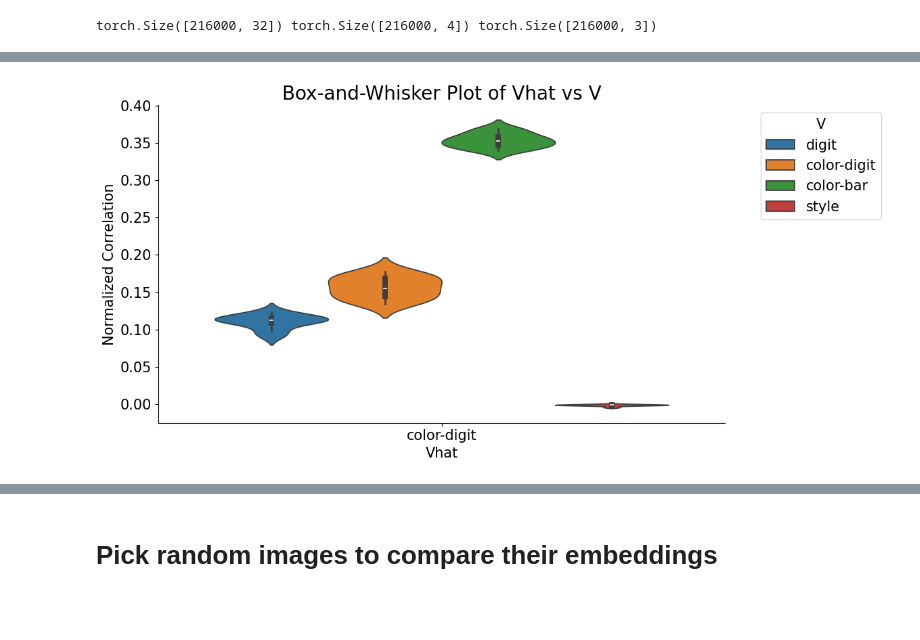
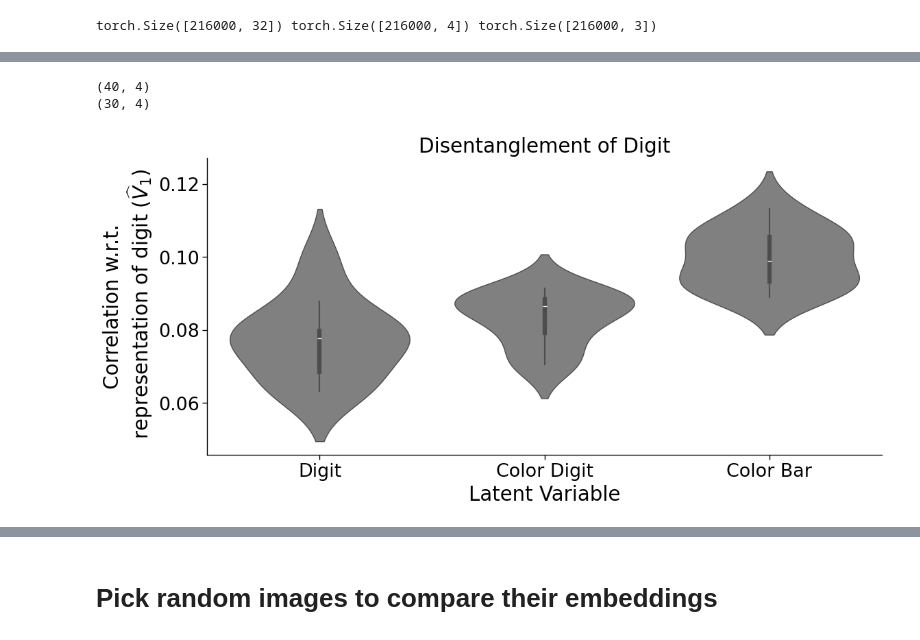
Before and after one commit to tree1111/CDRL, a Jupyter notebook: notebooks/Analyze NF on VAE reduction models.ipynb, the cells around one changed output, grey strips where cells are left out. Drawn from its saved outputs; the diff is of its cells as text; code cells hidden in the pictures; blank space fills up the shorter version.

Commit message:
Adding confounders to the distribution
Signed-off-by: Adam Li <adam2392@gmail.com>

```diff
--- a/notebooks/Analyze NF on VAE reduction models.ipynb
+++ b/notebooks/Analyze NF on VAE reduction models.ipynb
@@ -85,7 +86,7 @@ new_root = root / "causaldigibar_reduction_datv1/"
 # root = Path(root)
 # new_root = root / "causaldigibar_reduction_datv2/"
 
-batch_size = 40 * 4
+batch_size = 20 * 4
 num_workers = 1
 
 data_module = MultiDistrDataModule(
@@ -197,11 +179,19 @@ latent_targets = {
 }
 
 # XXX: in the latent embedding, order got messed up
+# latent_embeddings = {
+#     "digit": np.arange(0, 9, dtype=int),
+#     "color-digit": np.arange(9, 18, dtype=int),
+#     "color-bar": np.arange(18, 27, dtype=int),
+#     "style": np.arange(27, 32, dtype=int),
+#     # "color-digit": np.arange(11, 22, dtype=int),
+#     # "color-bar": np.arange(22, 32, dtype=int),
+# }
 latent_embeddings = {
-    "digit": np.arange(0, 9, dtype=int),
-    "color-digit": np.arange(9, 18, dtype=int),
-    "color-bar": np.arange(18, 27, dtype=int),
-    "style": np.arange(27, 32, dtype=int),
+    "digit": np.arange(0, 4, dtype=int),
+    "color-digit": np.arange(4, 8, dtype=int),
+    "color-bar": np.arange(8, 12, dtype=int),
+    "style": np.arange(12, 32, dtype=int),
     # "color-digit": np.arange(11, 22, dtype=int),
     # "color-bar": np.arange(22, 32, dtype=int),
 }
@@ -262,22 +252,48 @@ Text(0.5, 16.944444444444436, '$V_i$')
 # %%
 # Reshape corr_arr to long format
 data = []
 for rdx in range(n_repeats):
     for i, name_src in enumerate(latent_names):
         for j, name_target in enumerate(latent_names):
             data.append([rdx, name_src, name_target, corr_arr[rdx, i, j]])
 
 # Create a DataFrame
 df = pd.DataFrame(data, columns=["repeat", "Vhat", "V", "correlation"])
-df = df[df["Vhat"] == "color-digit"]
+df = df[df["Vhat"] == "digit"]
+
+print(df.shape)
+df = df[~df["V"].isin(["style"])]
+print(df.shape)
+
+# map digit -> Digit
+# color-digit -> Color Digit
+# color-bar -> Color Bar
+# style -> Style
+# Define the mapping dictionary
+mapping = {
+    "digit": "Digit",
+    "color-digit": "Color Digit",
+    "color-bar": "Color Bar",
+    "style": "Style",
+}
+# Apply the mapping to the "V" column
+df["V"] = df["V"].map(mapping)
+
 
 # Plot using seaborn
-plt.figure(figsize=(12, 6))
-sns.violinplot(x="Vhat", y="correlation", hue="V", data=df)
-plt.title("Box-and-Whisker Plot of Vhat vs V")
-plt.xlabel("Vhat")
-plt.ylabel("Normalized Correlation")
-plt.legend(title="V", bbox_to_anchor=(1.05, 1), loc="upper left")
+fig, ax = plt.subplots(figsize=(12, 6))
+sns.violinplot(
+    x="V", y="correlation", color="gray", data=df, ax=ax, density_norm="width"
+)
+plt.title("Disentanglement of Digit")
+plt.xlabel("Latent Variable")
+plt.ylabel("Correlation w.r.t.\n representation of digit ($\widehat{V}_1$)")
+# plt.legend(title="V", bbox_to_anchor=(1.05, 1), loc="upper left")
+fig.tight_layout()
 plt.show()
+
+# fig.savefig('/Users/adam2392/Downloads/v1_mcc_color_digit.pdf', bbox_inches='tight')
 # %% [output]
+(40, 4)
+(30, 4)
-[figure, old version]
+[figure, new version]
```
Also changed, not shown: parts of 22 cells of this notebook, 3 other files.
